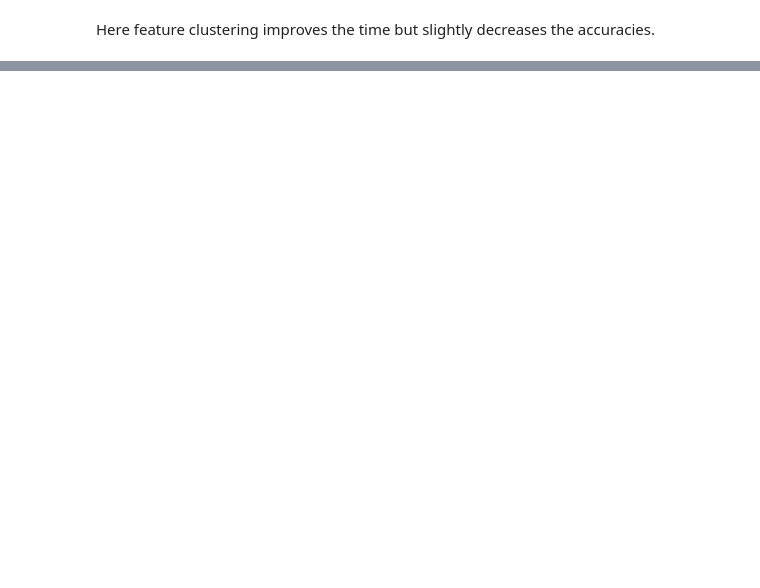
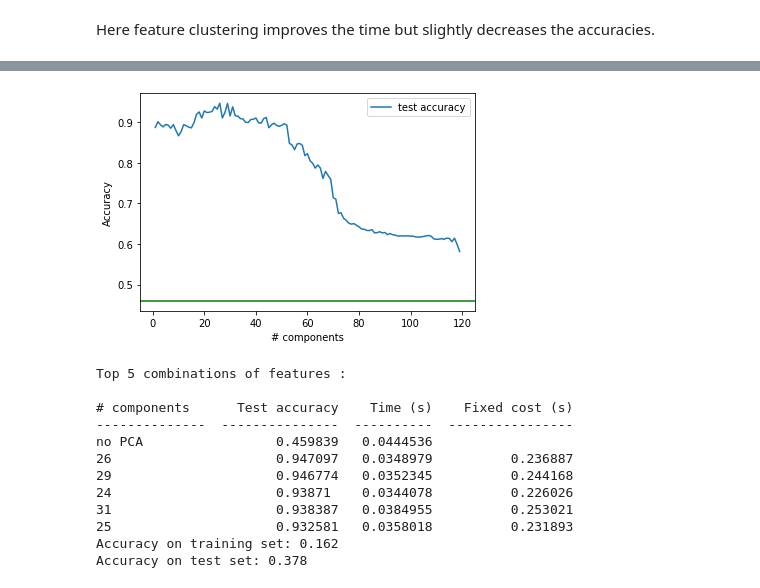
Before and after one commit to roussieau/masterthesis, a Jupyter notebook: src/machine_learning/NaiveBayes/principal_components_analysis.ipynb, the cells around one changed output, grey strips where cells are left out. Saved outputs shown, nothing was run; the diff lists cells and outputs as text; code cells hidden in the pictures; blank space fills up the shorter version.

```diff
--- a/src/machine_learning/NaiveBayes/principal_components_analysis.ipynb
+++ b/src/machine_learning/NaiveBayes/principal_components_analysis.ipynb
@@ -33,0 +70,16 @@ Here feature clustering improves the time but slightly decreases the accuracies.
+# %%
+PCA_snapshot('../../dumps/time_analysis/threshold_3/3_20190615_31000.csv','gaussian','../')
+# %% [output]
+[figure, added]
+Top 5 combinations of features :
+
+# components      Test accuracy    Time (s)    Fixed cost (s)
+--------------  ---------------  ----------  ----------------
+no PCA                 0.459839   0.0444536
+26                     0.947097   0.0348979          0.236887
+29                     0.946774   0.0352345          0.244168
+24                     0.93871    0.0344078          0.226026
+31                     0.938387   0.0384955          0.253021
+25                     0.932581   0.0358018          0.231893
+Accuracy on training set: 0.162
+Accuracy on test set: 0.378
```
Also changed, not shown: parts of 6 cells of this notebook, 11 other files.
